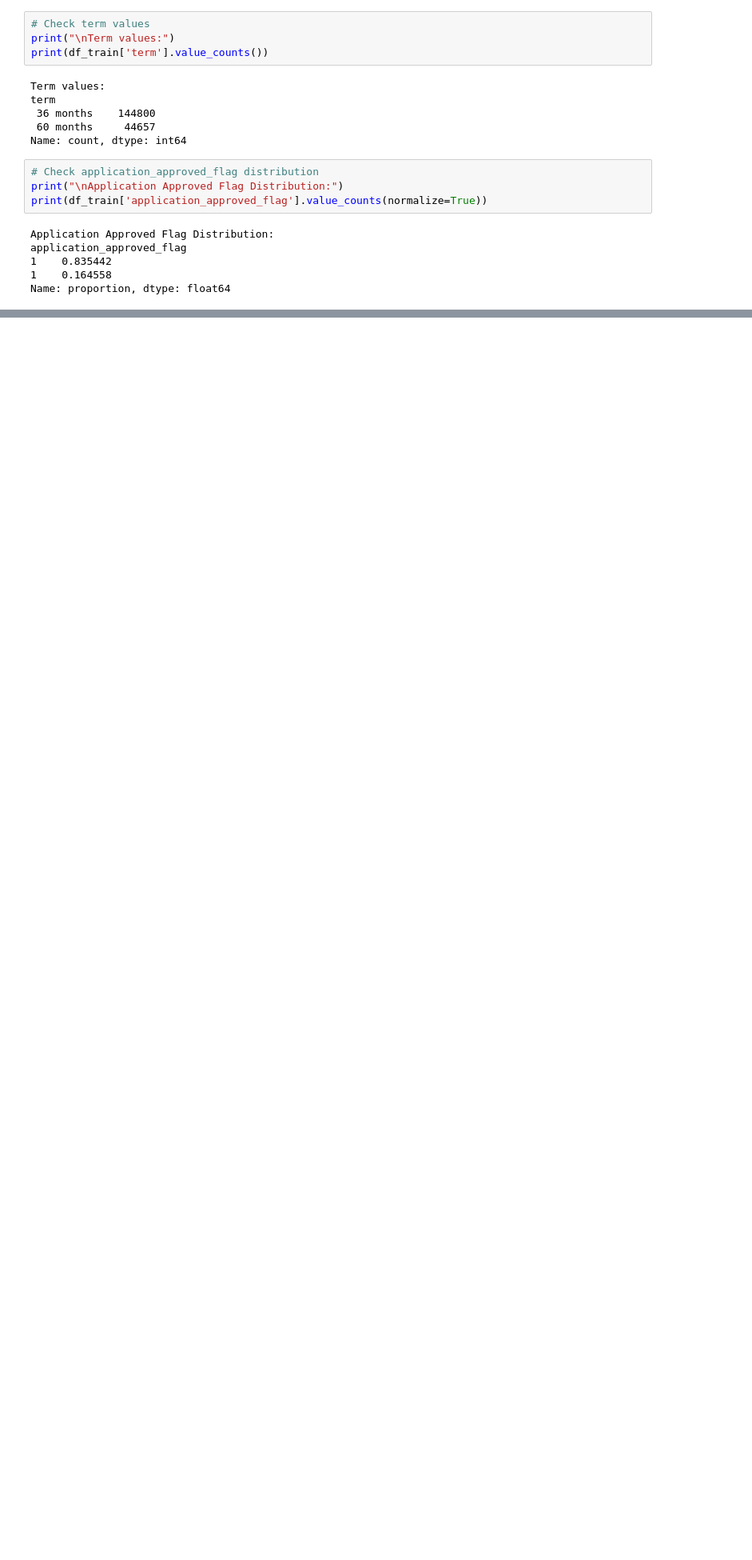
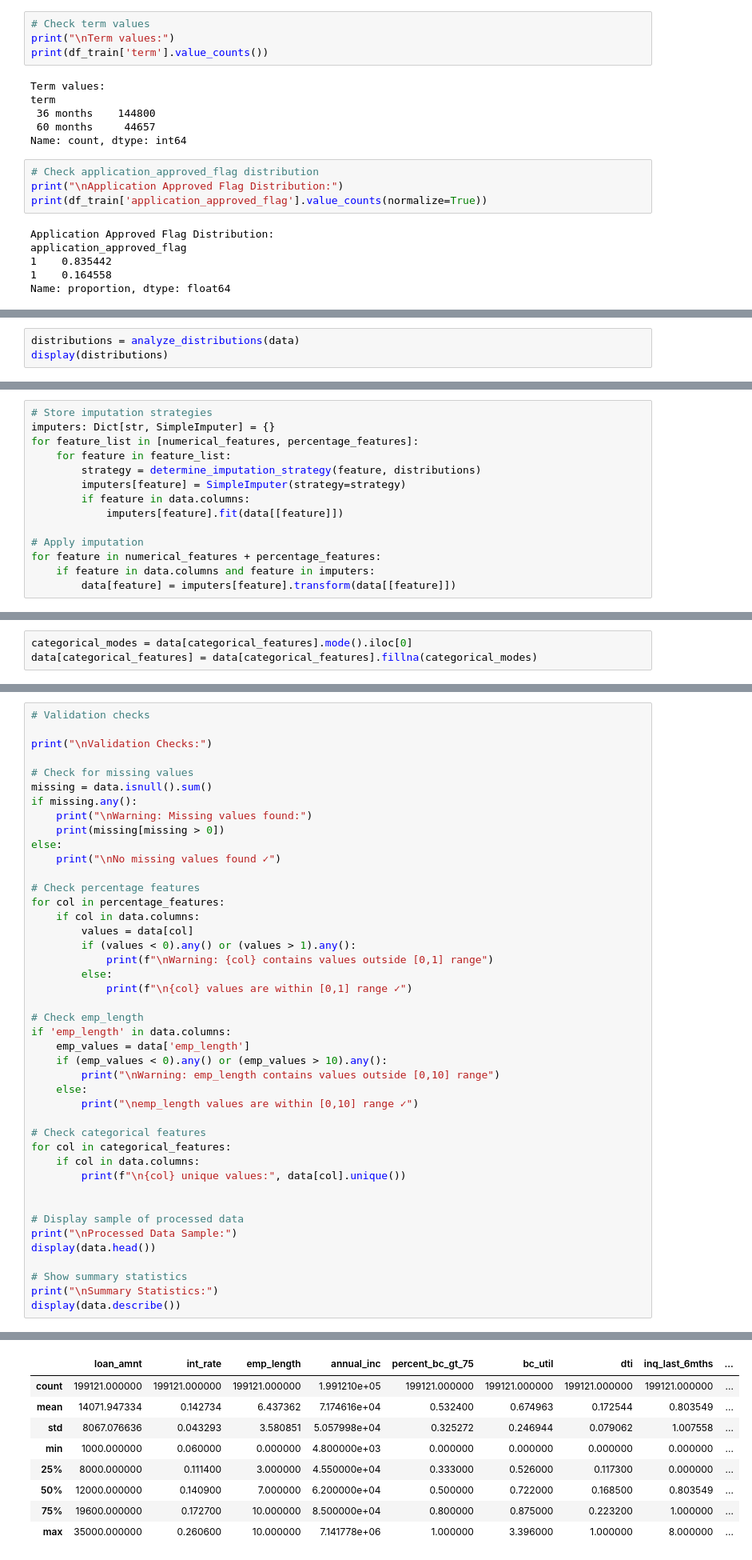
Before and after one commit to TejoVinay/loan-default-prediction, a Jupyter notebook: notebooks/01_eda.ipynb, the cells around one changed output, grey strips where cells are left out. Shown: that part at 80% size. Drawn from its saved outputs; the diff is of its cells as text; blank space fills up the shorter version.

Commit message:
Implement comprehensive data preprocessing

```diff
--- a/notebooks/01_eda.ipynb
+++ b/notebooks/01_eda.ipynb
@@ -188,0 +344,3 @@ Name: proportion, dtype: float64
+# %%
+distributions = analyze_distributions(data)
+display(distributions)
@@ -188,0 +395,14 @@ Name: proportion, dtype: float64
+# %%
+# Store imputation strategies
+imputers: Dict[str, SimpleImputer] = {}
+for feature_list in [numerical_features, percentage_features]:
+    for feature in feature_list:
+        strategy = determine_imputation_strategy(feature, distributions)
+        imputers[feature] = SimpleImputer(strategy=strategy)
+        if feature in data.columns:
+            imputers[feature].fit(data[[feature]])
+
+# Apply imputation
+for feature in numerical_features + percentage_features:
+    if feature in data.columns and feature in imputers:
+        data[feature] = imputers[feature].transform(data[[feature]])
@@ -188,0 +411,3 @@ Name: proportion, dtype: float64
+# %%
+categorical_modes = data[categorical_features].mode().iloc[0]
+data[categorical_features] = data[categorical_features].fillna(categorical_modes)
@@ -188,0 +416,44 @@ Name: proportion, dtype: float64
+# %%
+# Validation checks
+
+print("\nValidation Checks:")
+
+# Check for missing values
+missing = data.isnull().sum()
+if missing.any():
+    print("\nWarning: Missing values found:")
+    print(missing[missing > 0])
+else:
+    print("\nNo missing values found ✓")
+
+# Check percentage features
+for col in percentage_features:
+    if col in data.columns:
+        values = data[col]
+        if (values < 0).any() or (values > 1).any():
+            print(f"\nWarning: {col} contains values outside [0,1] range")
+        else:
+            print(f"\n{col} values are within [0,1] range ✓")
+
+# Check emp_length
+if 'emp_length' in data.columns:
+    emp_values = data['emp_length']
+    if (emp_values < 0).any() or (emp_values > 10).any():
+        print("\nWarning: emp_length contains values outside [0,10] range")
+    else:
+        print("\nemp_length values are within [0,10] range ✓")
+
+# Check categorical features
+for col in categorical_features:
+    if col in data.columns:
+        print(f"\n{col} unique values:", data[col].unique())
+
+
+# Display sample of processed data
+print("\nProcessed Data Sample:")
+display(data.head())
+
+# Show summary statistics
+print("\nSummary Statistics:")
+display(data.describe())
+# %% [output]
@@ -188,0 +485,9 @@ Name: proportion, dtype: float64
+|  | loan_amnt | int_rate | emp_length | annual_inc | percent_bc_gt_75 | bc_util | dti | inq_last_6mths | ... |
+| count | 199121.000000 | 199121.000000 | 199121.000000 | 1.991210e+05 | 199121.000000 | 199121.000000 | 199121.000000 | 199121.000000 | ... |
+| mean | 14071.947334 | 0.142734 | 6.437362 | 7.174616e+04 | 0.532400 | 0.674963 | 0.172544 | 0.803549 | ... |
+| std | 8067.076636 | 0.043293 | 3.580851 | 5.057998e+04 | 0.325272 | 0.246944 | 0.079062 | 1.007558 | ... |
+| min | 1000.000000 | 0.060000 | 0.000000 | 4.800000e+03 | 0.000000 | 0.000000 | 0.000000 | 0.000000 | ... |
+| 25% | 8000.000000 | 0.111400 | 3.000000 | 4.550000e+04 | 0.333000 | 0.526000 | 0.117300 | 0.000000 | ... |
+| 50% | 12000.000000 | 0.140900 | 7.000000 | 6.200000e+04 | 0.500000 | 0.722000 | 0.168500 | 0.803549 | ... |
+| 75% | 19600.000000 | 0.172700 | 10.000000 | 8.500000e+04 | 0.800000 | 0.875000 | 0.223200 | 1.000000 | ... |
+| max | 35000.000000 | 0.260600 | 10.000000 | 7.141778e+06 | 1.000000 | 3.396000 | 1.000000 | 8.000000 | ... |
```
Also changed, not shown: parts of 45 cells of this notebook, 1 other file.
